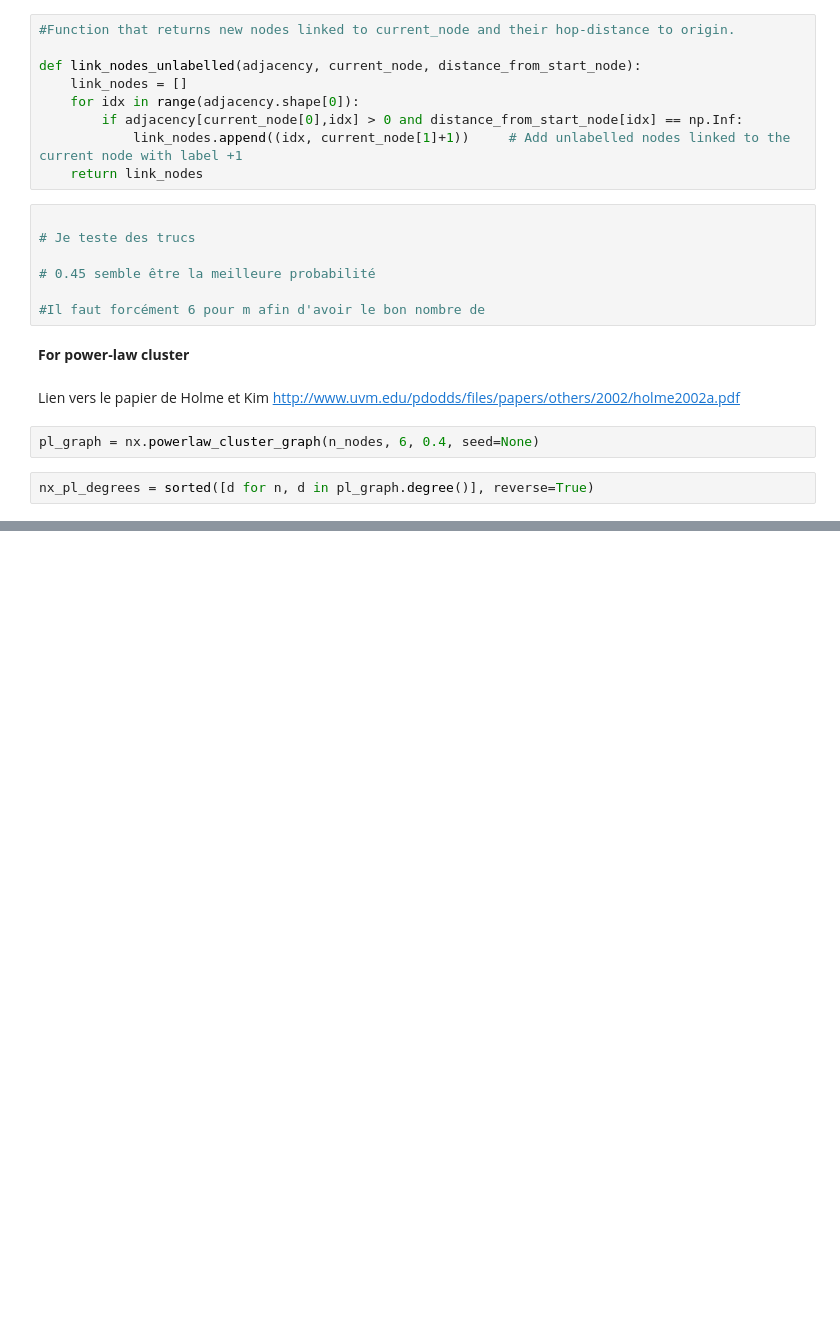
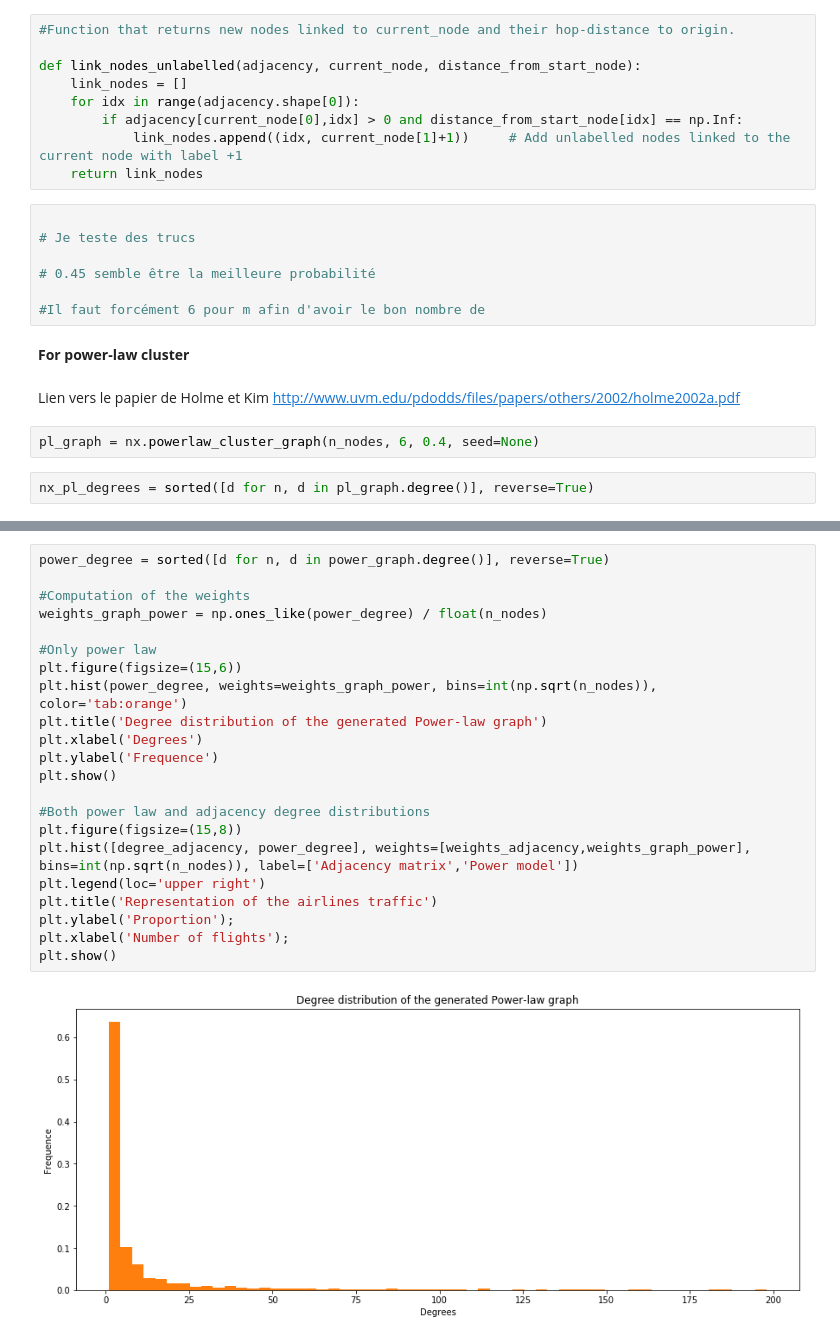
Before and after one commit to AmauV/NTDS, a Jupyter notebook: 2_network_models.ipynb, the cells around one changed output, grey strips where cells are left out. Drawn from its saved outputs; the diff is of its cells as text; blank space fills up the shorter version.

```diff
--- a/2_network_models.ipynb
+++ b/2_network_models.ipynb
@@ -538,0 +586,24 @@ plt.show()
+# %%
+power_degree = sorted([d for n, d in power_graph.degree()], reverse=True)
+
+#Computation of the weights
+weights_graph_power = np.ones_like(power_degree) / float(n_nodes)
+
+#Only power law
+plt.figure(figsize=(15,6))
+plt.hist(power_degree, weights=weights_graph_power, bins=int(np.sqrt(n_nodes)), color='tab:orange')
+plt.title('Degree distribution of the generated Power-law graph')
+plt.xlabel('Degrees')
+plt.ylabel('Frequence')
+plt.show()
+
+#Both power law and adjacency degree distributions
+plt.figure(figsize=(15,8))
+plt.hist([degree_adjacency, power_degree], weights=[weights_adjacency,weights_graph_power], bins=int(np.sqrt(n_nodes)), label=['Adjacency matrix','Power model'])
+plt.legend(loc='upper right')
+plt.title('Representation of the airlines traffic')
+plt.ylabel('Proportion');
+plt.xlabel('Number of flights');
+plt.show()
+# %% [output]
+[figure, added]
```
Also changed, not shown: parts of 29 cells of this notebook.
